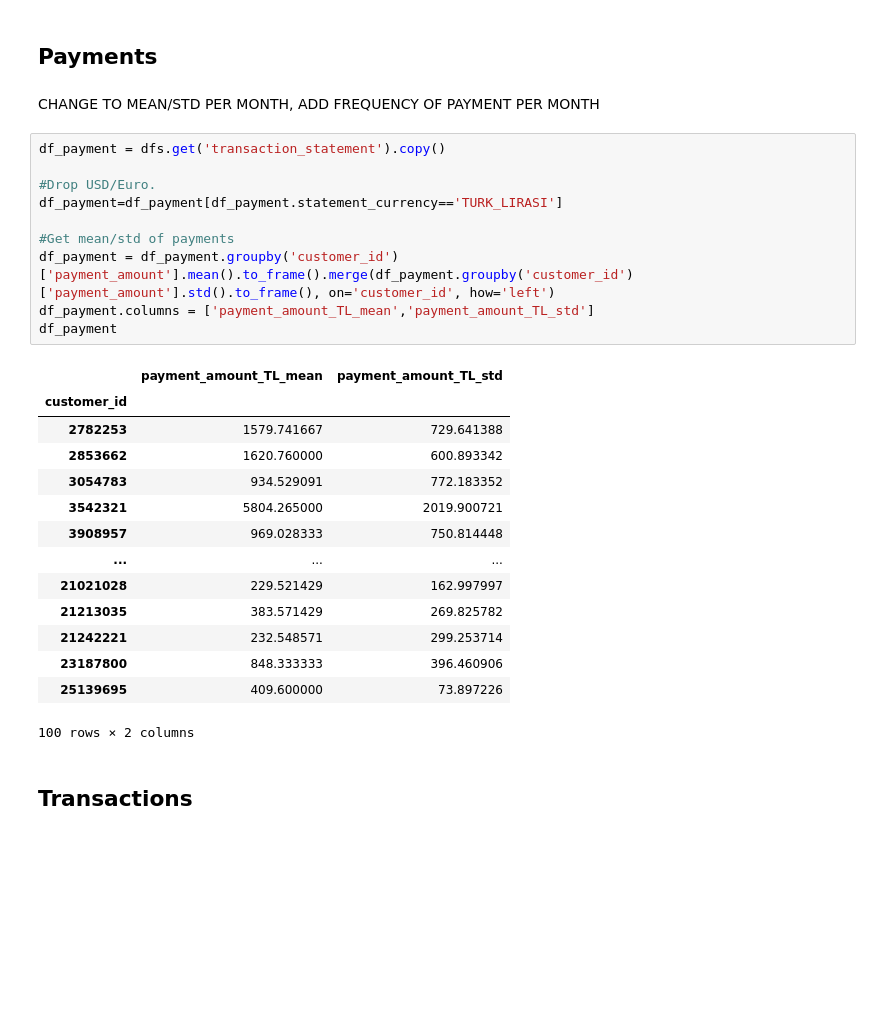
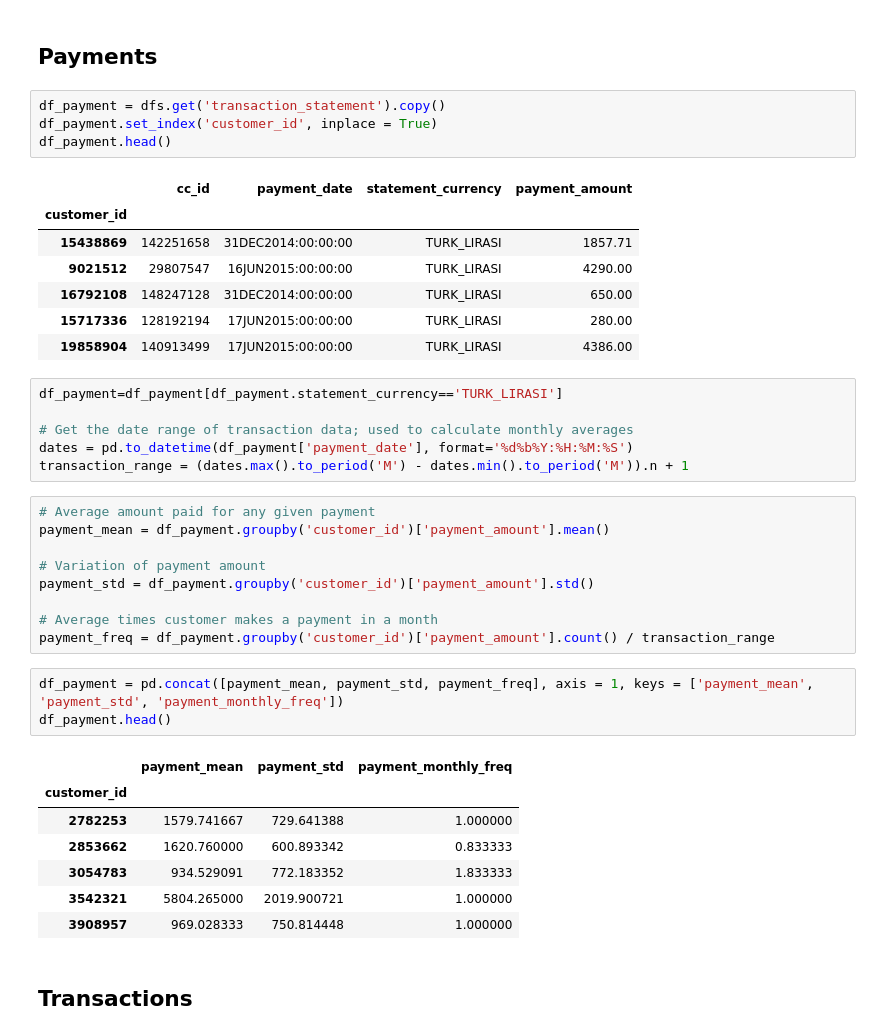
Before and after one commit to maddoxamei/Married-Couple-Identification, a Jupyter notebook: Python/modification.ipynb, the cells around one changed output. Saved outputs shown, nothing was run; the diff lists cells and outputs as text; blank space fills up the shorter version.

Commit message:
Payments feature additions
Added monthly frequency

```diff
--- a/Python/modification.ipynb
+++ b/Python/modification.ipynb
@@ -113,33 +113,44 @@ df_branch.head()
 | 9339300 | 1 | 2 | 0 | 0 | 1 | 0 | 0 | 0 | 3 | ... |
 # %% [markdown]
 ## Payments
-# %% [markdown]
-<span style="red">CHANGE TO MEAN/STD PER MONTH, ADD FREQUENCY OF PAYMENT PER MONTH</span>
-# %%
-df_payment = dfs.get('transaction_statement').copy()
-
-#Drop USD/Euro.
-df_payment=df_payment[df_payment.statement_currency=='TURK_LIRASI']
-
-#Get mean/std of payments
-df_payment = df_payment.groupby('customer_id')['payment_amount'].mean().to_frame().merge(df_payment.groupby('customer_id')['payment_amount'].std().to_frame(), on='customer_id', how='left')
-df_payment.columns = ['payment_amount_TL_mean','payment_amount_TL_std']
-df_payment
-# %% [output]
-|  | payment_amount_TL_mean | payment_amount_TL_std |
-| customer_id |  |  |
-| 2782253 | 1579.741667 | 729.641388 |
-| 2853662 | 1620.760000 | 600.893342 |
-| 3054783 | 934.529091 | 772.183352 |
-| 3542321 | 5804.265000 | 2019.900721 |
-| 3908957 | 969.028333 | 750.814448 |
-| ... | ... | ... |
-| 21021028 | 229.521429 | 162.997997 |
-| 21213035 | 383.571429 | 269.825782 |
-| 21242221 | 232.548571 | 299.253714 |
-| 23187800 | 848.333333 | 396.460906 |
-| 25139695 | 409.600000 | 73.897226 |
-100 rows × 2 columns
+# %%
+df_payment = dfs.get('transaction_statement').copy()
+df_payment.set_index('customer_id', inplace = True)
+df_payment.head()
+# %% [output]
+|  | cc_id | payment_date | statement_currency | payment_amount |
+| customer_id |  |  |  |  |
+| 15438869 | 142251658 | 31DEC2014:00:00:00 | TURK_LIRASI | 1857.71 |
+| 9021512 | 29807547 | 16JUN2015:00:00:00 | TURK_LIRASI | 4290.00 |
+| 16792108 | 148247128 | 31DEC2014:00:00:00 | TURK_LIRASI | 650.00 |
+| 15717336 | 128192194 | 17JUN2015:00:00:00 | TURK_LIRASI | 280.00 |
+| 19858904 | 140913499 | 17JUN2015:00:00:00 | TURK_LIRASI | 4386.00 |
+# %%
+df_payment=df_payment[df_payment.statement_currency=='TURK_LIRASI']
+
+# Get the date range of transaction data; used to calculate monthly averages
+dates = pd.to_datetime(df_payment['payment_date'], format='%d%b%Y:%H:%M:%S')
+transaction_range = (dates.max().to_period('M') - dates.min().to_period('M')).n + 1
+# %%
+# Average amount paid for any given payment
+payment_mean = df_payment.groupby('customer_id')['payment_amount'].mean()
+
+# Variation of payment amount
+payment_std = df_payment.groupby('customer_id')['payment_amount'].std()
+
+# Average times customer makes a payment in a month
+payment_freq = df_payment.groupby('customer_id')['payment_amount'].count() / transaction_range
+# %%
+df_payment = pd.concat([payment_mean, payment_std, payment_freq], axis = 1, keys = ['payment_mean', 'payment_std', 'payment_monthly_freq'])
+df_payment.head()
+# %% [output]
+|  | payment_mean | payment_std | payment_monthly_freq |
+| customer_id |  |  |  |
+| 2782253 | 1579.741667 | 729.641388 | 1.000000 |
+| 2853662 | 1620.760000 | 600.893342 | 0.833333 |
+| 3054783 | 934.529091 | 772.183352 | 1.833333 |
+| 3542321 | 5804.265000 | 2019.900721 | 1.000000 |
+| 3908957 | 969.028333 | 750.814448 | 1.000000 |
 # %% [markdown]
 ## Transactions
 # %%
```
